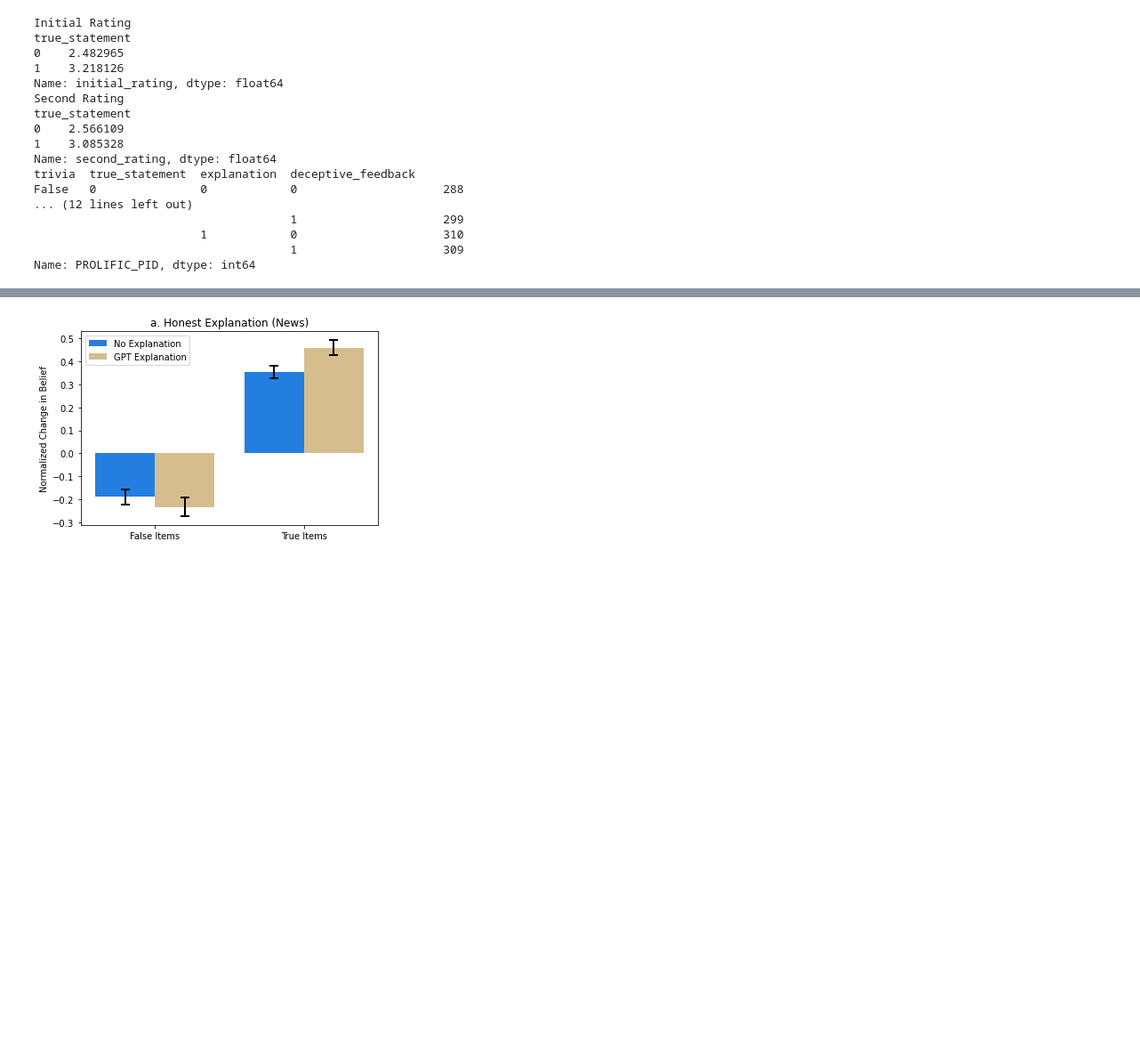
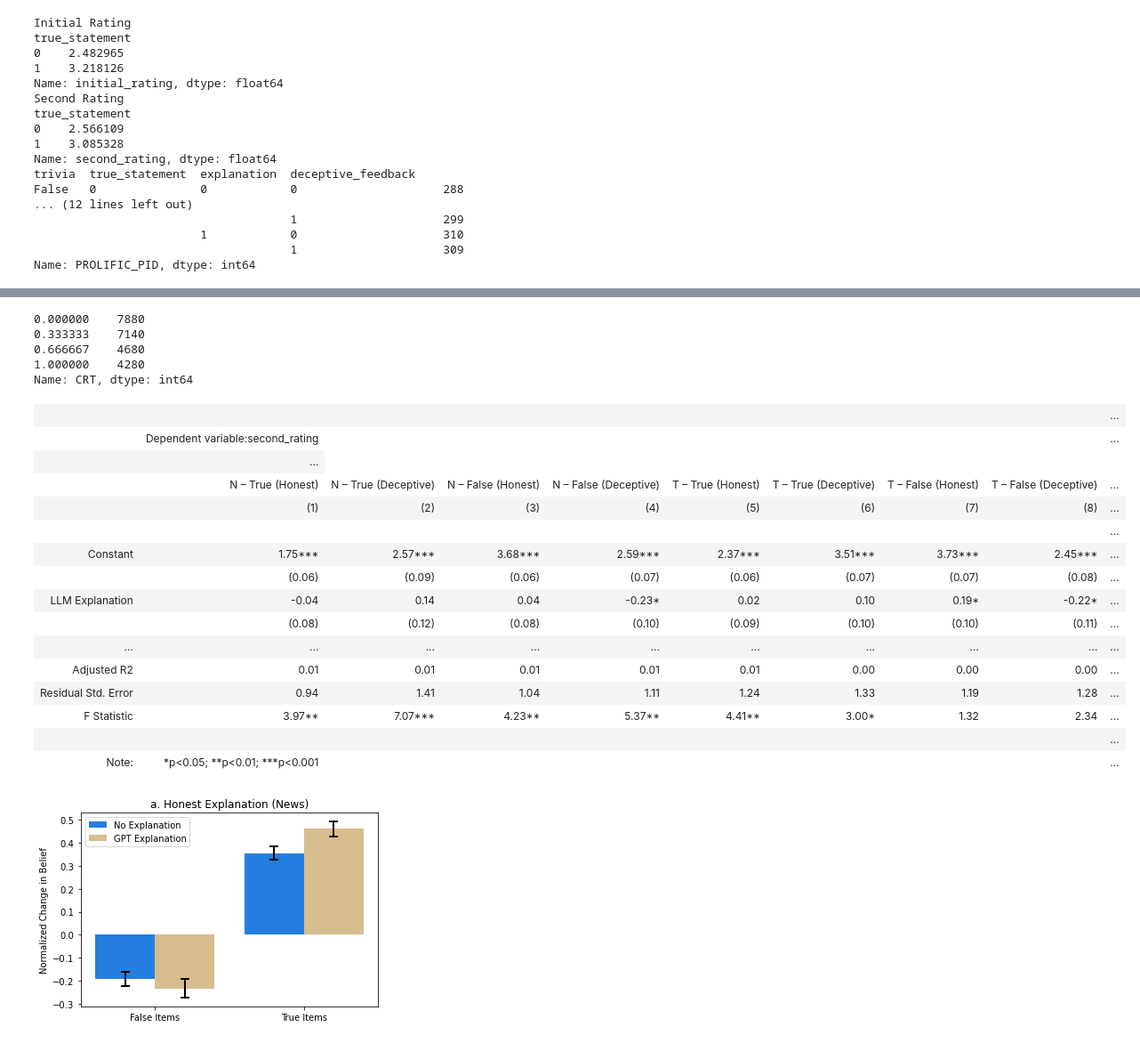
Before and after one commit to valleballe/deceptive-ai, a Jupyter notebook: analysis_1_14_mg.ipynb, the cells around one changed output, grey strips where cells are left out. Shown at 89% size. Cells and saved outputs as stored; diff of their text form; code cells hidden in the pictures; blank space fills up the shorter version.

```diff
--- a/analysis_1_14_mg.ipynb
+++ b/analysis_1_14_mg.ipynb
@@ -41,6 +41,7 @@ df["deceptive_feedback_x_explanation"] = df["deceptive_feedback"]*df["explanatio
 df["deceptive_feedback_x_true_statement"] = df["deceptive_feedback"]*df["true_statement"]
 df["deceptive_feedback_x_ts_x_explanation"] = df["deceptive_feedback"]*df["explanation"]*df["true_statement"]
 df["explanation_x_true_statement"] = df["explanation"]*df["true_statement"]
+df["explanation_x_crt"] = df["explanation"]*df["CRT"]
 
 df["rating_delta"] = df.second_rating - df.initial_rating
 df['z_rating_delta'] = (df.rating_delta - df.rating_delta.mean())/df.rating_delta.std()
@@ -137,3 +152,69 @@ HTML(stargazer.render_html())
+# %%
+df.CRT.value_counts()
+# %% [output]
+0.000000    7880
+0.333333    7140
+0.666667    4680
+1.000000    4280
+Name: CRT, dtype: int64
+# %%
+x= []
+for stimuli in [0,1]:
+    for truth in [0,1]:
+        for deception in [0,1]:
+            #stats.ttest(X,Y)
+            i = df[(df.trivia==stimuli) & (df.true_statement==truth) & (df.deceptive_feedback==deception)]
+            res = sm.OLS(i["second_rating"],
+                                  sm.add_constant(i[[
+
+                                      'explanation',
+                                      "CRT",
+                                      "explanation_x_crt",
+                                  ]]),
+                                  M=sm.robust.norms.HuberT()).fit(cov_type='cluster', cov_kwds={'groups': i['PROLIFIC_PID']})
+            x.append(res)
+stargazer = Stargazer([x[0],x[1],x[2],x[3],
+                      x[4],x[5],x[6],x[7]])
+stargazer.covariate_order([
+                            'const',
+                            'explanation',
+                                      "CRT",
+                                      "explanation_x_crt",
+
+                          ])
+stargazer.custom_columns(['N – True (Honest)','N – True (Deceptive)',
+                          'N – False (Honest)', 'N – False (Deceptive)',
+                         'T – True (Honest)','T – True (Deceptive)',
+                          'T – False (Honest)', 'T – False (Deceptive)'],
+                         [1,1,1,1,1,1,1,1,])
+stargazer.rename_covariates({
+                            'const':'Constant',
+                            'explanation':"LLM Explanation",
+                            'CRT': "CRT",
+                            "explanation_x_crt": "Explanation * CRT",
+                            })
+stargazer.significant_digits(2)
+stargazer.show_degrees_of_freedom(False)
+stargazer.significance_levels([0.05, 0.01, 0.001])
+stargazer.show_model_numbers(True)
+HTML(stargazer.render_html())
+# %% [output]
+|  |  |  |  |  |  |  |  |  | ... |
+|  | Dependent variable:second_rating |  |  |  |  |  |  |  | ... |
+|  | ... |
+|  | N – True (Honest) | N – True (Deceptive) | N – False (Honest) | N – False (Deceptive) | T – True (Honest) | T – True (Deceptive) | T – False (Honest) | T – False (Deceptive) | ... |
+|  | (1) | (2) | (3) | (4) | (5) | (6) | (7) | (8) | ... |
+|  |  |  |  |  |  |  |  |  | ... |
+| Constant | 1.75*** | 2.57*** | 3.68*** | 2.59*** | 2.37*** | 3.51*** | 3.73*** | 2.45*** | ... |
+|  | (0.06) | (0.09) | (0.06) | (0.07) | (0.06) | (0.07) | (0.07) | (0.08) | ... |
+| LLM Explanation | -0.04 | 0.14 | 0.04 | -0.23* | 0.02 | 0.10 | 0.19* | -0.22* | ... |
+|  | (0.08) | (0.12) | (0.08) | (0.10) | (0.09) | (0.10) | (0.10) | (0.11) | ... |
+| ... | ... | ... | ... | ... | ... | ... | ... | ... | ... |
+| Adjusted R2 | 0.01 | 0.01 | 0.01 | 0.01 | 0.01 | 0.00 | 0.00 | 0.00 | ... |
+| Residual Std. Error | 0.94 | 1.41 | 1.04 | 1.11 | 1.24 | 1.33 | 1.19 | 1.28 | ... |
+| F Statistic | 3.97** | 7.07*** | 4.23** | 5.37** | 4.41** | 3.00* | 1.32 | 2.34 | ... |
+|  |  |  |  |  |  |  |  |  | ... |
+| Note: | *p<0.05; **p<0.01; ***p<0.001 |  |  |  |  |  |  |  | ... |
 # %%
 def plotter(data,name, hue):
     fig = plt.figure()
```
Also changed, not shown: parts of 4 cells of this notebook.
